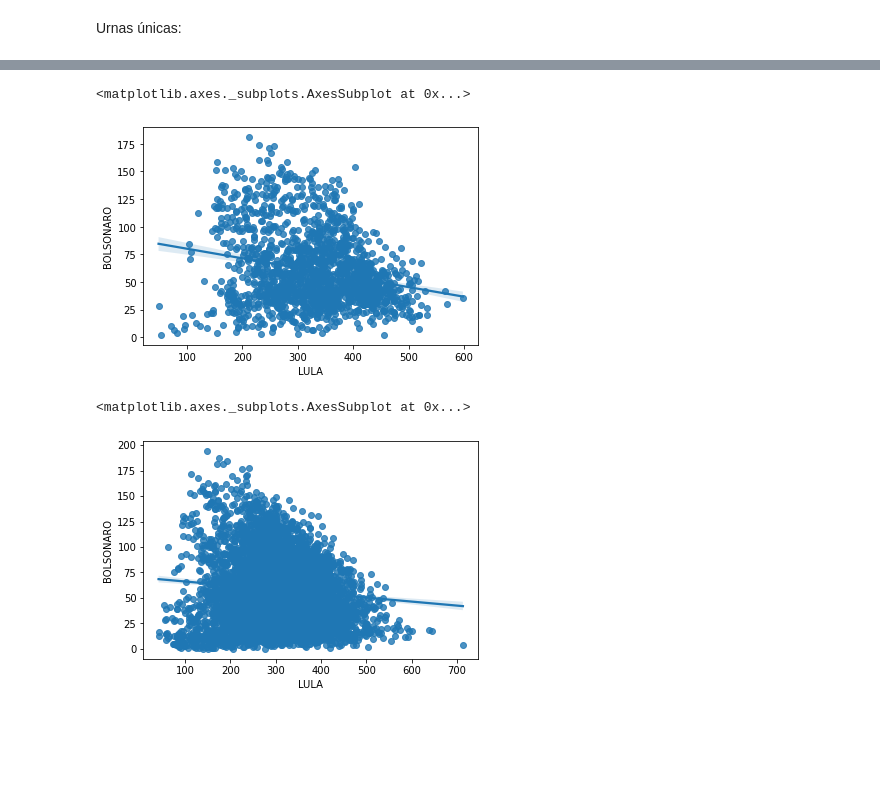
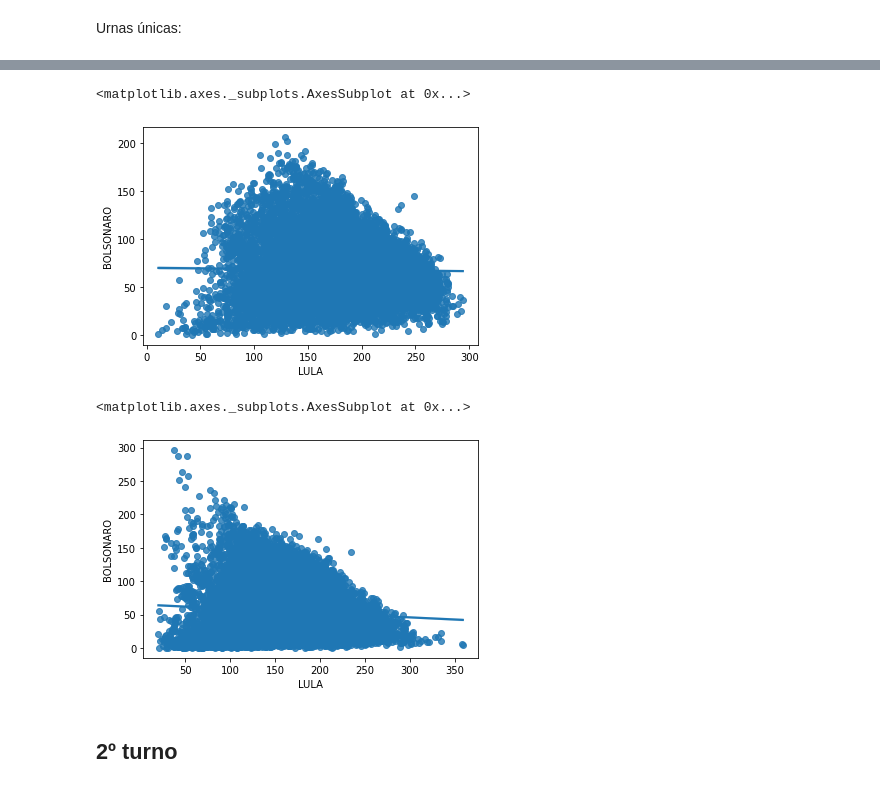
Before and after one commit to flribeiro/eleicoes2022, a Jupyter notebook: FLR_Eleicoes_2022_BR.ipynb, the cells around one changed output, grey strips where cells are left out. Drawn from its saved outputs; the diff is of its cells as text; code cells hidden in the pictures; blank space fills up the shorter version.

```diff
--- a/FLR_Eleicoes_2022_BR.ipynb
+++ b/FLR_Eleicoes_2022_BR.ipynb
@@ -374,8 +505,8 @@ df_urnas_ba
 # %%
 def get_votos_candidato(zona, secao, cd_candidato):
-  return df_ba_med[(df_ba_med.NR_ZONA == zona) & (df_ba_med.NR_SECAO == secao) & (df_ba_med.NR_VOTAVEL == cd_candidato)]['QT_VOTOS'].sum()
+  return df_ba1_med[(df_ba1_med.NR_ZONA == zona) & (df_ba1_med.NR_SECAO == secao) & (df_ba1_med.NR_VOTAVEL == cd_candidato)]['QT_VOTOS'].sum()
 # %%
-df_urnas_ba['BOLSONARO'] = df_urnas_ba.apply(lambda row: get_votos_candidato(row['NR_ZONA'], row['NR_SECAO'], 22), axis=1)
+df_urnas_ba1['BOLSONARO'] = df_urnas_ba1.apply(lambda row: get_votos_candidato(row['NR_ZONA'], row['NR_SECAO'], 22), axis=1)
 # %%
-df_urnas_ba['LULA'] = df_urnas_ba.apply(lambda row: get_votos_candidato(row['NR_ZONA'], row['NR_SECAO'], 13), axis=1)
+df_urnas_ba1['LULA'] = df_urnas_ba1.apply(lambda row: get_votos_candidato(row['NR_ZONA'], row['NR_SECAO'], 13), axis=1)
 # %%
@@ -430,0 +548,3 @@ df_urnas_ba_pre2020
+# %%
+df_urnas_ba1_2020 = df_urnas_ba1[df_urnas_ba1.MODELO_URNA == 2020]
+df_urnas_ba1_2020
@@ -431,12 +582,14 @@ df_urnas_ba_pre2020
 # %%
 import seaborn as sns
 
-sns.regplot(x=df_urnas_ba_2020["LULA"], y=df_urnas_ba_2020["BOLSONARO"])
+sns.regplot(x=df_urnas_ba1_2020["LULA"], y=df_urnas_ba1_2020["BOLSONARO"])
 # %% [output]
 <matplotlib.axes._subplots.AxesSubplot at 0x...>
-[figure, old version]
+[figure, new version]
 # %%
-sns.regplot(x=df_urnas_ba_pre2020["LULA"], y=df_urnas_ba_pre2020["BOLSONARO"])
+sns.regplot(x=df_urnas_ba1_pre2020["LULA"], y=df_urnas_ba1_pre2020["BOLSONARO"])
 # %% [output]
 <matplotlib.axes._subplots.AxesSubplot at 0x...>
-[figure, old version]
+[figure, new version]
+# %% [markdown]
+## 2º turno
```
Also changed, not shown: parts of 57 cells of this notebook.
